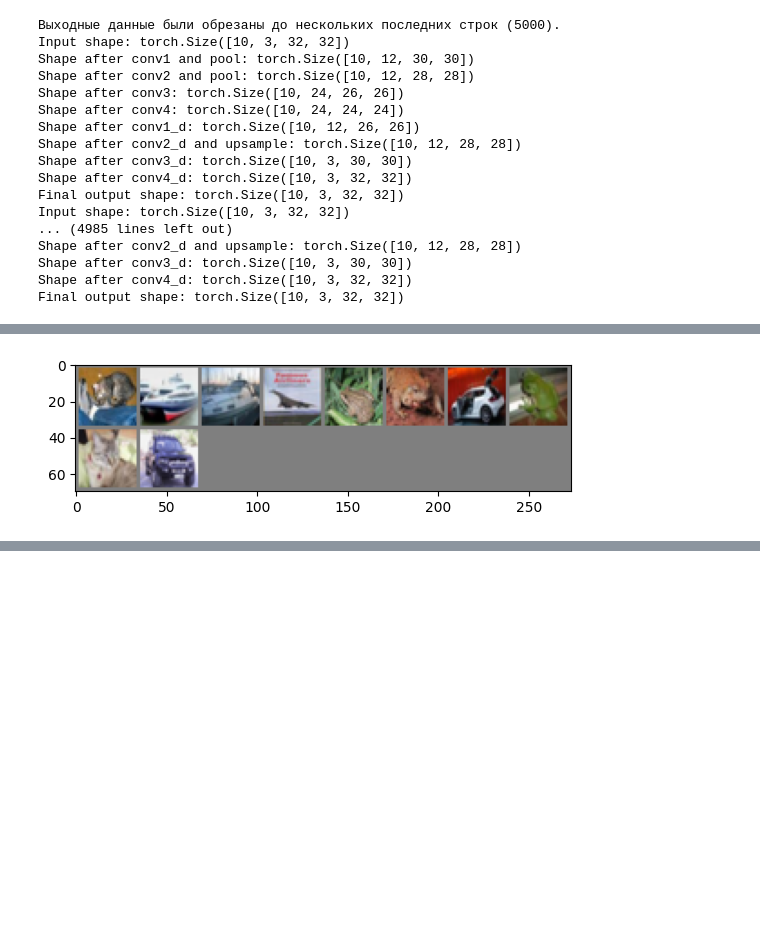
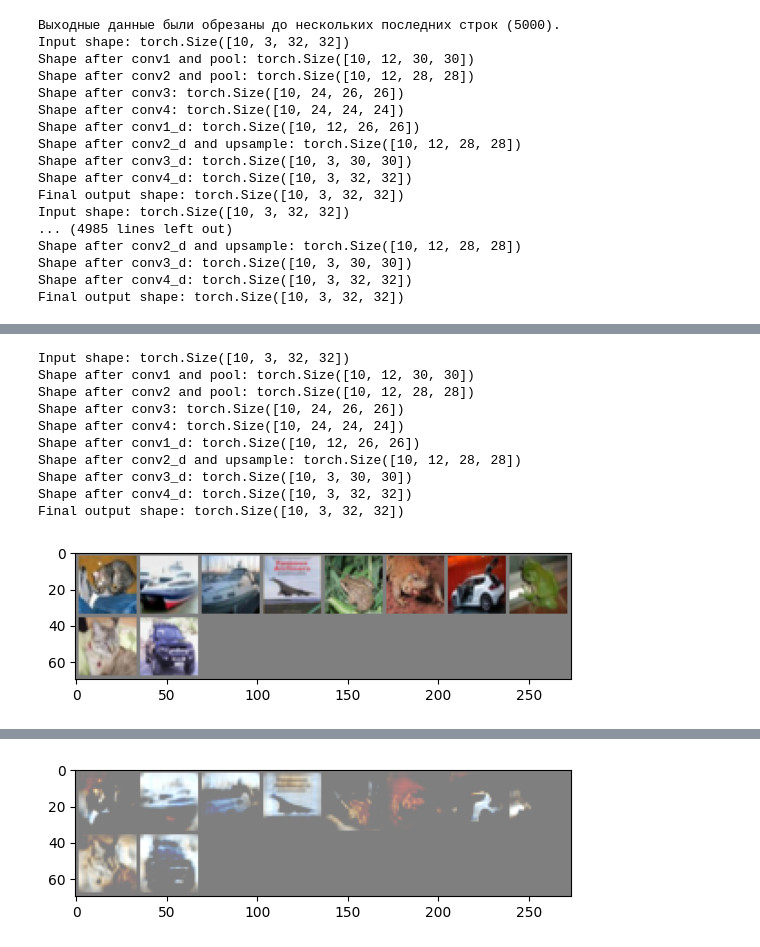
Before and after one commit to vest1ter/machin_learning, a Jupyter notebook: autoencoder.ipynb, the cells around one changed output, grey strips where cells are left out. Drawn from its saved outputs; the diff is of its cells as text; code cells hidden in the pictures; blank space fills up the shorter version.

```diff
--- a/autoencoder.ipynb
+++ b/autoencoder.ipynb
@@ -383,8 +390,9 @@ def imageshow(img):
 # Function to test the model with a batch of images and show the labels predictions
 def testBatch():
     images, labels = next(iter(test_loader))
-    #outputs = model(images)
+    outputs = model(images)
     imageshow(tv.utils.make_grid(images))
+    imageshow(tv.utils.make_grid(outputs))
 
 
     #outputs = model(images)
@@ -393,4 +401,14 @@ def testBatch():
 
 testBatch()
 # %% [output]
+Input shape: torch.Size([10, 3, 32, 32])
+Shape after conv1 and pool: torch.Size([10, 12, 30, 30])
+Shape after conv2 and pool: torch.Size([10, 12, 28, 28])
+Shape after conv3: torch.Size([10, 24, 26, 26])
+Shape after conv4: torch.Size([10, 24, 24, 24])
+Shape after conv1_d: torch.Size([10, 12, 26, 26])
+Shape after conv2_d and upsample: torch.Size([10, 12, 28, 28])
+Shape after conv3_d: torch.Size([10, 3, 30, 30])
+Shape after conv4_d: torch.Size([10, 3, 32, 32])
+Final output shape: torch.Size([10, 3, 32, 32])
 [figure]
@@ -396,0 +416 @@ testBatch()
+[figure, added]
```
Also changed, not shown: parts of 4 cells of this notebook.
